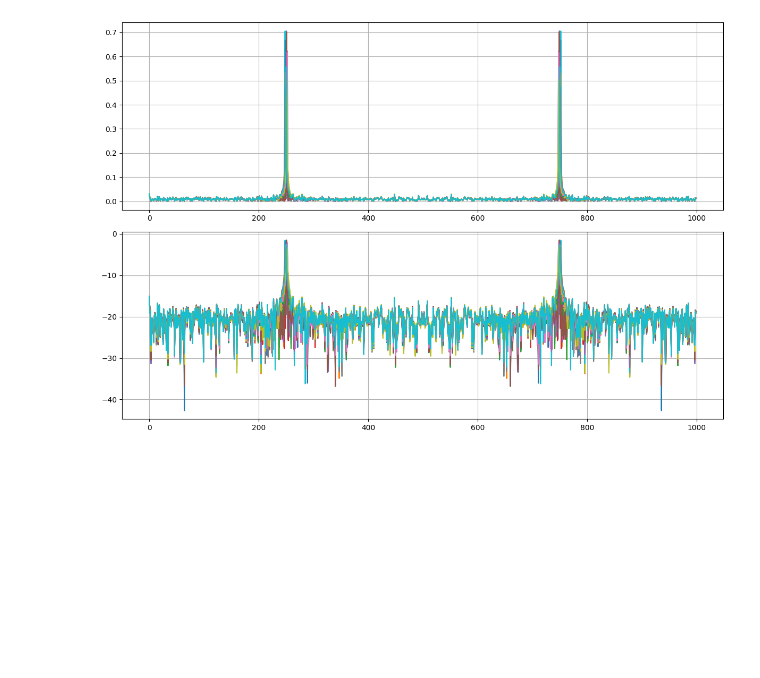
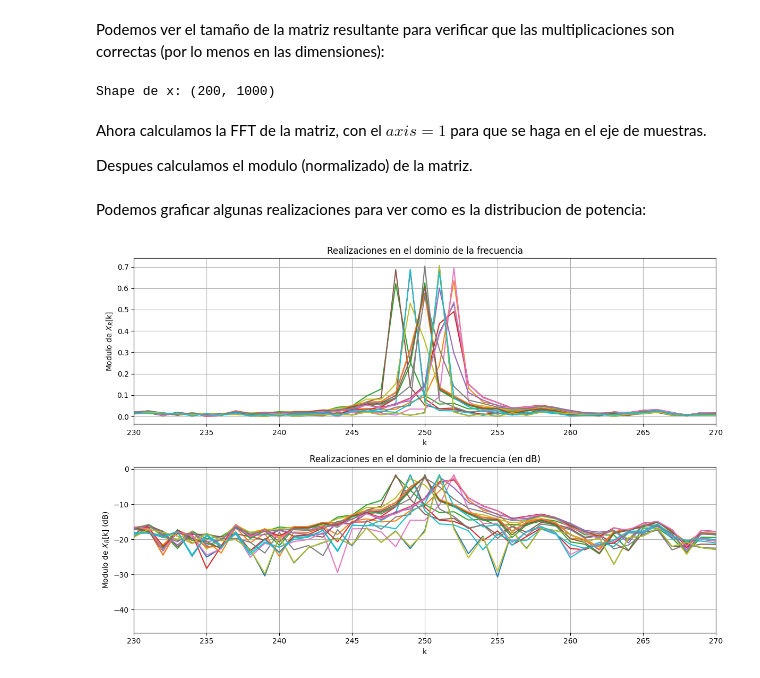
Before and after one commit to tomzuran/PDS2026, a Jupyter notebook: est_espectral2.ipynb, the cells around one changed output. Saved outputs shown, nothing was run; the diff lists cells and outputs as text; code cells hidden in the pictures; blank space fills up the shorter version.

```diff
--- a/est_espectral2.ipynb
+++ b/est_espectral2.ipynb
@@ -73,17 +105,36 @@ x = np.sqrt(2) *np.sin(ang) + na
+# %% [markdown]
+Podemos ver el tamaño de la matriz resultante para verificar que las multiplicaciones son correctas (por lo menos en las dimensiones):
+# %%
+print(f"Shape de x: {x.shape}")
+# %% [output]
+Shape de x: (200, 1000)
+# %% [markdown]
+Ahora calculamos la FFT de la matriz, con el $axis=1$ para que se haga en el eje de muestras.
+
+Despues calculamos el modulo (normalizado) de la matriz.
 # %%
 x_fft = np.fft.fft(x, axis=1)
 x_fft_abs = np.abs(x_fft)/N
-
-if True:
-    figure, axs = plt.subplots(2, 1, figsize=(12, 8))
-    for i in range(0, 20):
-        axs[0].plot(x_fft_abs[i,:])
-    axs[0].grid(True)
-
-    for i in range(0, 20):
-        axs[1].plot(10*np.log10(x_fft_abs[i,:]))
-    axs[1].grid(True)
-    figure.tight_layout()
-    plt.show()
-# %% [output]
-[figure, removed]
+# %% [markdown]
+Podemos graficar algunas realizaciones para ver como es la distribucion de potencia:
+# %%
+figure, axs = plt.subplots(2, 1, figsize=(12, 8))
+for i in range(0, 20):
+    axs[0].plot(x_fft_abs[i,:])
+axs[0].grid(True)
+axs[0].set_title("Realizaciones en el dominio de la frecuencia")
+axs[0].set_xlabel("k")
+axs[0].set_ylabel("Modulo de $X_R$[k]")
+axs[0].set_xlim(N//4-20, N//4+20)
+
+for i in range(0, 20):
+    axs[1].plot(10*np.log10(x_fft_abs[i,:]))
+axs[1].grid(True)
+axs[1].set_title("Realizaciones en el dominio de la frecuencia (en dB)")
+axs[1].set_xlabel("k")
+axs[1].set_ylabel("Modulo de $X_R$[k] (dB)")
+axs[1].set_xlim(N//4-20, N//4+20)
+figure.tight_layout()
+plt.show()
+# %% [output]
+[figure, added]
```
Also changed, not shown: parts of 13 cells of this notebook.
